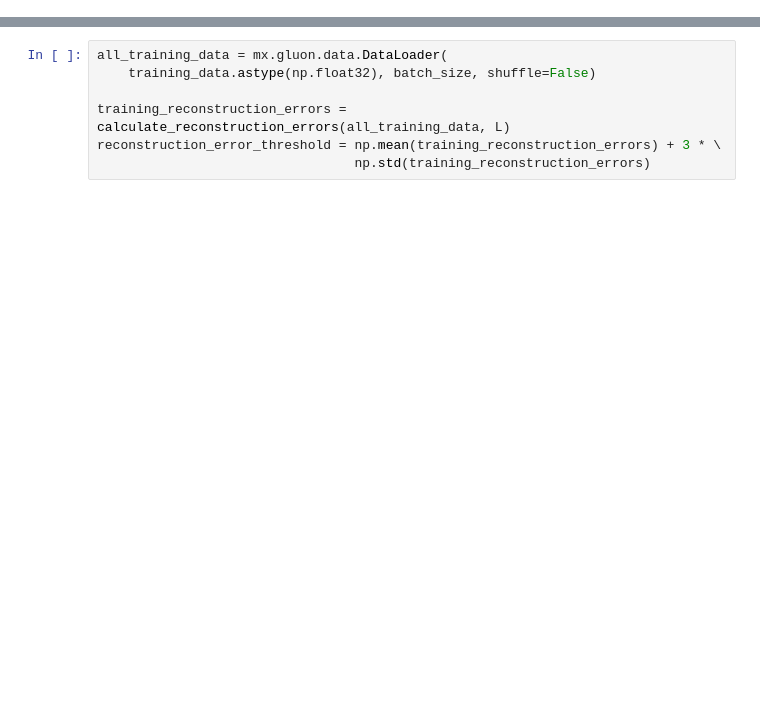
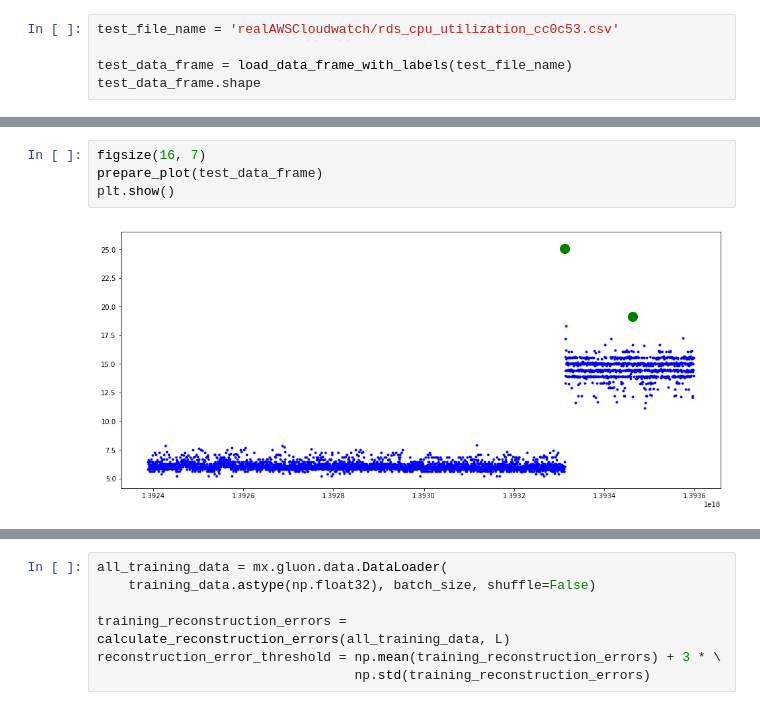
Before and after one commit to Lohika-Labs/time-series-anomaly-detection, a Jupyter notebook: anomaly_AWS.ipynb, the cells around one changed output, grey strips where cells are left out. Saved outputs shown, nothing was run; the diff lists cells and outputs as text; blank space fills up the shorter version.

```diff
--- a/anomaly_AWS.ipynb
+++ b/anomaly_AWS.ipynb
@@ -185,0 +58,5 @@ for epoch in range(epochs):
+# %%
+test_file_name = 'realAWSCloudwatch/rds_cpu_utilization_cc0c53.csv'
+
+test_data_frame = load_data_frame_with_labels(test_file_name)
+test_data_frame.shape
@@ -185,0 +100,6 @@ for epoch in range(epochs):
+# %%
+figsize(16, 7)
+prepare_plot(test_data_frame)
+plt.show()
+# %% [output]
+[figure, added]
```
Also changed, not shown: parts of 52 cells of this notebook.
